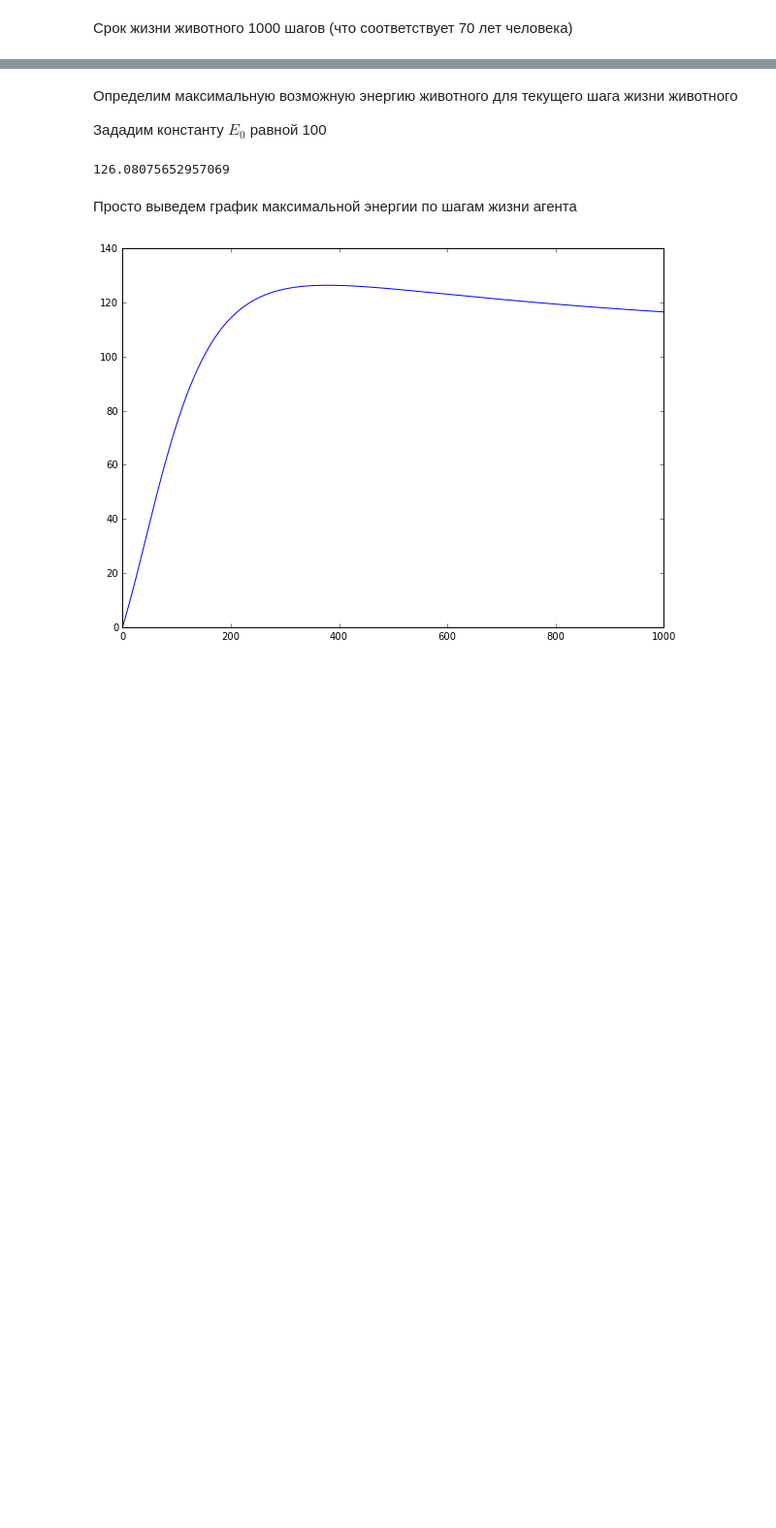
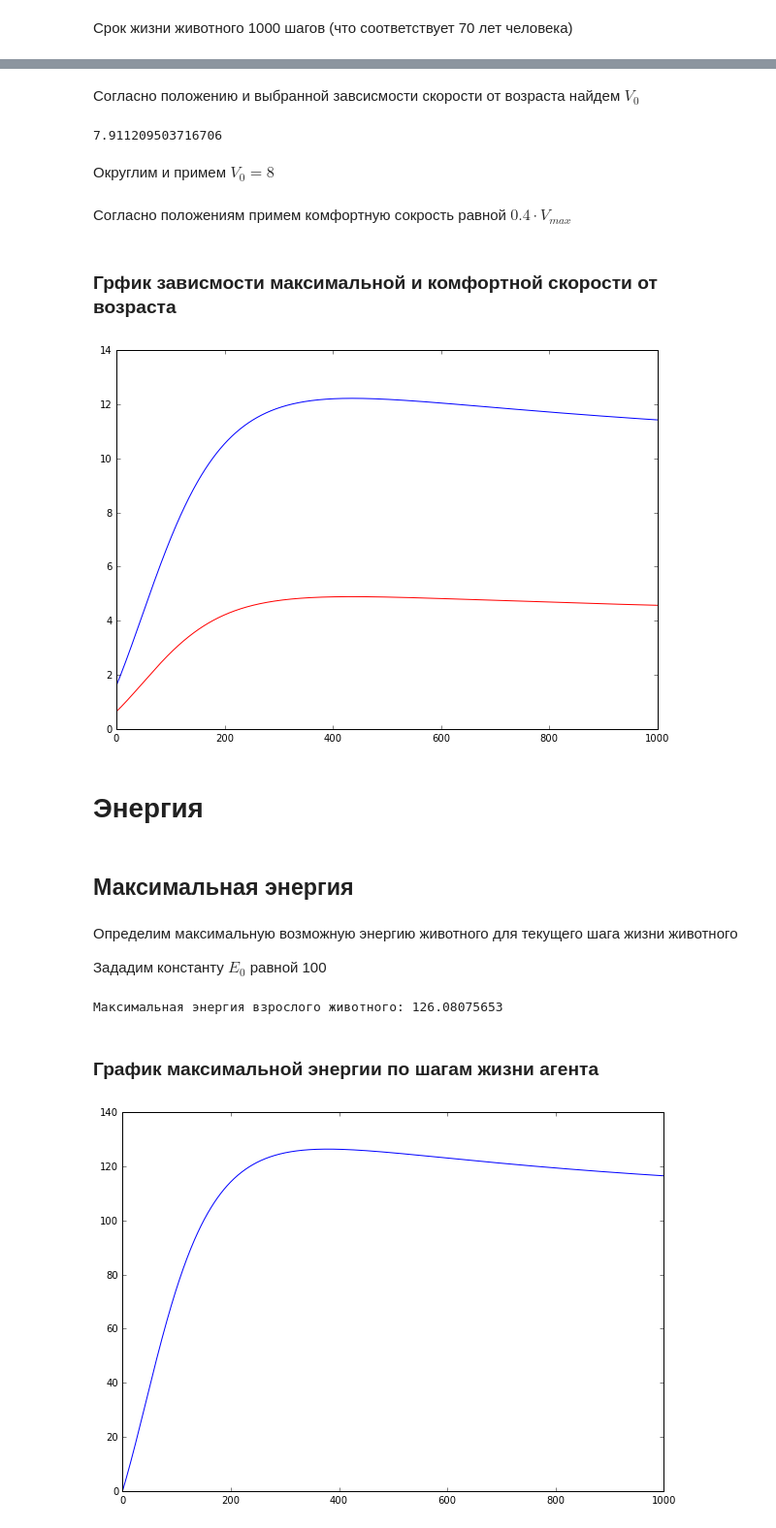
Before and after one commit to Zhuikov/predator-prey, a Jupyter notebook: notebooks/DynamicLifeModel.ipynb, the cells around one changed output, grey strips where cells are left out. Shown at 97% size. Cells and saved outputs as stored; diff of their text form; code cells hidden in the pictures; blank space fills up the shorter version.

```diff
--- a/notebooks/DynamicLifeModel.ipynb
+++ b/notebooks/DynamicLifeModel.ipynb
@@ -24,11 +44,40 @@ print(round(getAge(current_step)))
+# %% [markdown]
+Согласно положению и выбранной завсисмости скорости от возраста найдем $V_0$
+# %%
+def alpha_f(x):
+    return ((x**2) + (2*x))/((x**2) + 2.3) + 0.2
+
+V_0 = 10 / alpha_f(getAge(current_step))
+print (V_0)
+# %% [output]
+7.911209503716706
+# %% [markdown]
+Округлим и примем $V_0 = 8$
+# %% [markdown]
+Согласно положениям примем комфортную сокрость равной $0.4 \cdot V_{max}$
+# %% [markdown]
+### Грфик зависмости максимальной и комфортной скорости от возраста
+# %%
+%matplotlib inline
+t = np.arange(0, 1000)
+alpha = alpha_f(np.linspace(0, 7, 1000))  * 8
+k_alpha = alpha * 0.4
+plt.figure(figsize=(10, 7))
+plt.plot(t, alpha, 'b')
+plt.plot(t, k_alpha, 'r')
+plt.show()
+# %% [output]
+[figure, added]
+# %% [markdown]
+# Энергия
+# %% [markdown]
+## Максимальная энергия
 # %% [markdown]
 Определим максимальную возможную энергию животного для текущего шага жизни животного
 
 Зададим константу $E_0$ равной 100
 # %%
 import numpy as np
-
-E_max = np.zeros(1000)
 
 def lambda_f(x):
     x= x/7
@@ -36,12 +85,12 @@ def lambda_f(x):
 
 E_0 = 100
 
-E_max[:] = lambda_f(getAge(np.arange(1000))) * E_0
-E_max[current_step]
+E_max = lambda_f(getAge(np.arange(1000))) * E_0
+print("Максимальная энергия взрослого животного:", E_max[current_step])
 # %% [output]
-126.08075652957069
+Максимальная энергия взрослого животного: 126.08075653
 # %% [markdown]
-Просто выведем график максимальной энергии по шагам жизни агента
+### График максимальной энергии по шагам жизни агента
 # %%
 import numpy as np
 from matplotlib import pyplot as plt
```
Also changed, not shown: parts of 94 cells of this notebook, 1 other file.
